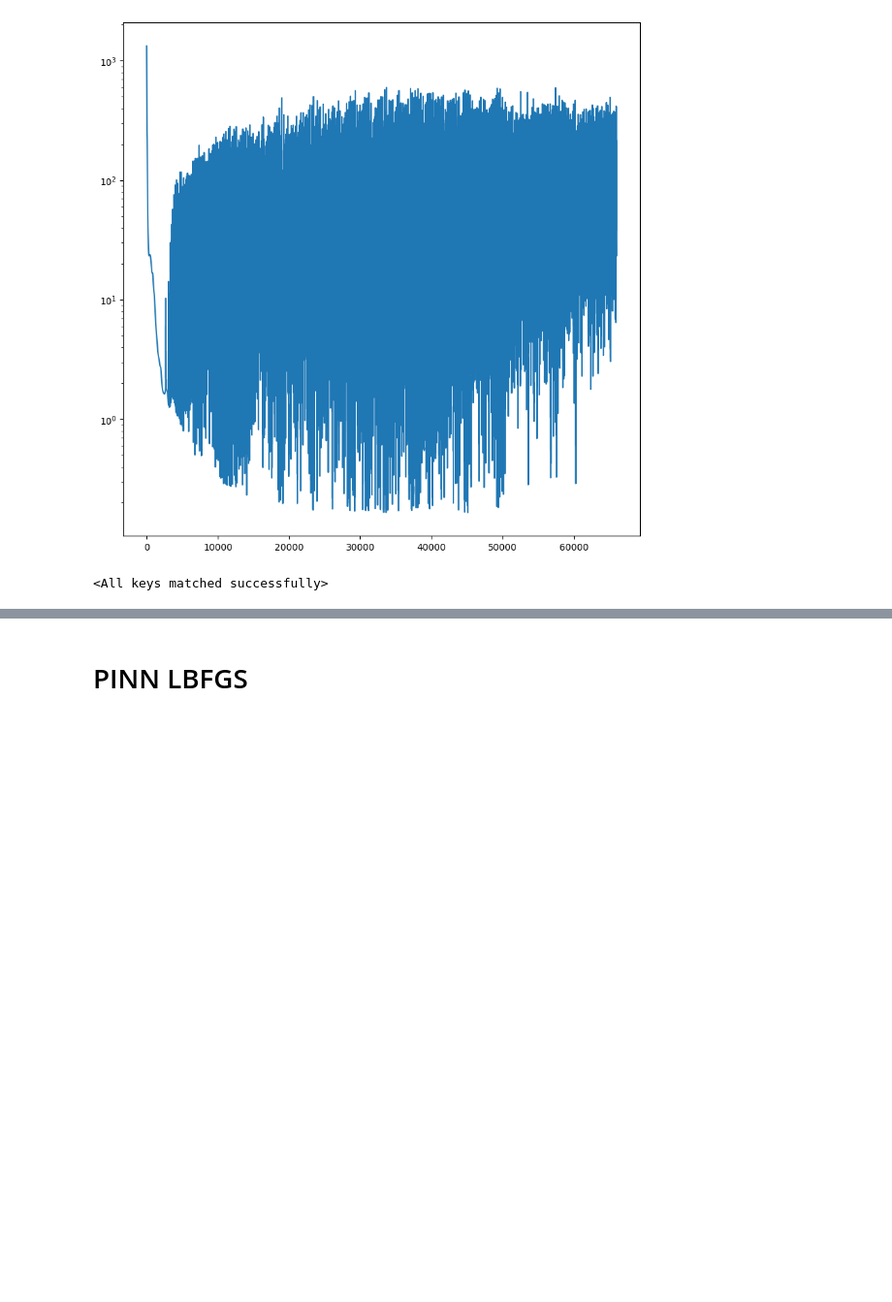
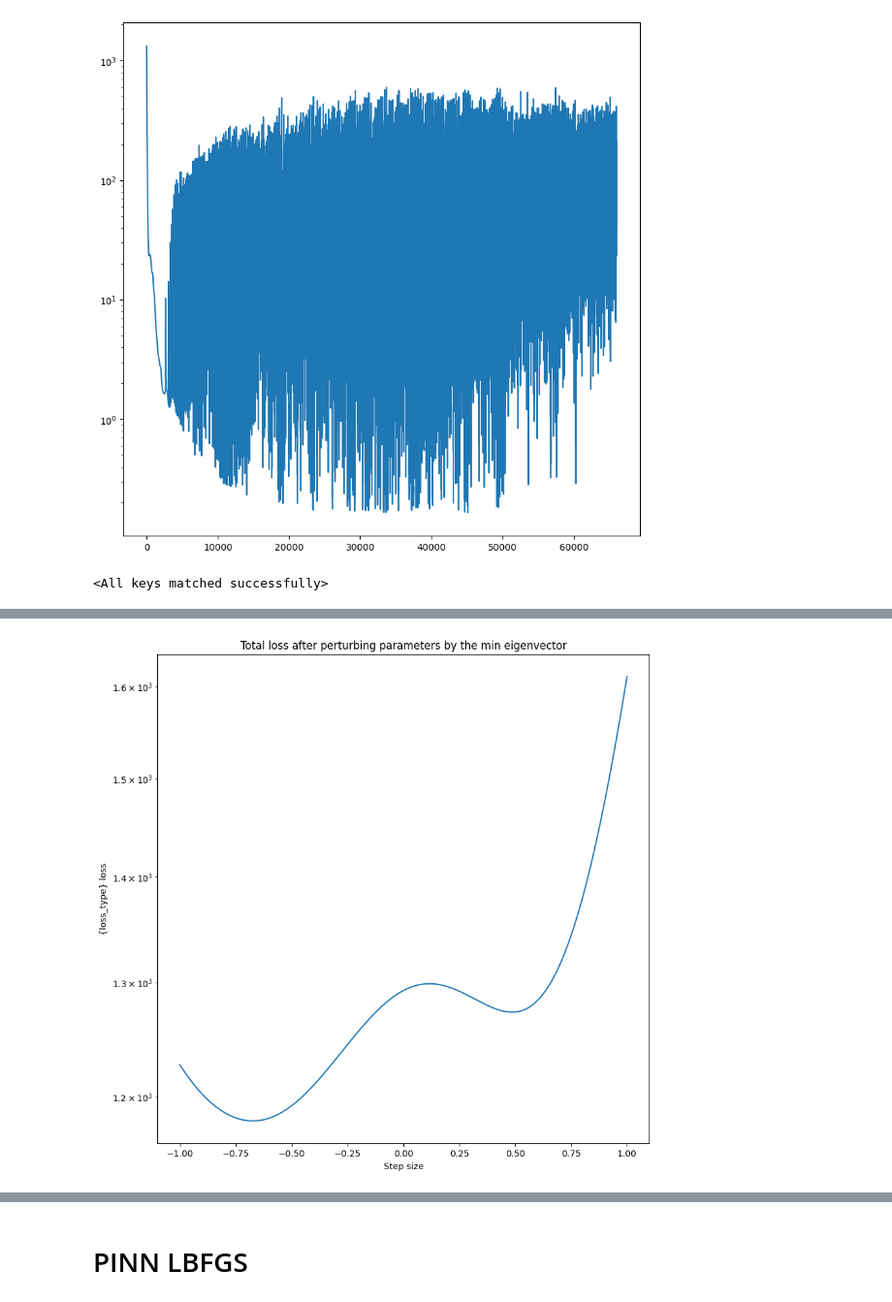
Before and after one commit to rahil1206/PDE-Project, a Jupyter notebook: Experiment.ipynb, the cells around one changed output, grey strips where cells are left out. Shown at 97% size. Drawn from its saved outputs; the diff is of its cells as text; code cells hidden in the pictures; blank space fills up the shorter version.

Commit message:
Hessian

```diff
--- a/Experiment.ipynb
+++ b/Experiment.ipynb
@@ -281,7 +281,7 @@ class PINN_wrapper(nn.Module):
         return boundary_output, X_i, interior_output
 
 
-def loss_int_dataloader(X, u):
+def loss_int_criterion(X, u):
     x, y, t = X[:, 0], X[:, 1], X[:, 2]
 
     du_dX = grad_getter(X, u)[0]
@@ -297,7 +297,7 @@ def loss_int_dataloader(X, u):
     Du = du_dxx + du_dyy - du_dt
     return torch.mean(Du**2)
 
-def loss_b_dataloader(u, bs):
+def loss_b_criterion(u, bs):
     return torch.mean((u - bs)**2)
 
 
@@ -309,19 +309,27 @@ def loss_b_dataloader(u, bs):
 
     #return loss
 
-def losses_dataloader(wrapper_outputs, targets):
+def losses_criterion(wrapper_outputs, targets):
     boundary_outputs, X_int, interior_outputs = wrapper_outputs
     boundary_targets = targets[targets[:, 0] > 0, 1]
 
-    loss_int = loss_int_dataloader(X_int, interior_outputs)
-    loss_b = loss_b_dataloader(boundary_outputs, boundary_targets)
+    loss_int = loss_int_criterion(X_int, interior_outputs)
+    loss_b = loss_b_criterion(boundary_outputs, boundary_targets)
     loss = loss_int + 100*loss_b
 
     return loss, loss_int, loss_b
 
-def loss_dataloader(wrapper_outputs, targets):
-    loss, _, _ = losses_dataloader(wrapper_outputs, targets)
+def loss_criterion(wrapper_outputs, targets):
+    loss, _, _ = losses_criterion(wrapper_outputs, targets)
     return loss
+
+def loss_boundary_criterion(wrapper_outputs, targets):
+    _, _, loss_b = losses_criterion(wrapper_outputs, targets)
+    return loss_b
+
+def loss_differential_data_criterion(wrapper_outputs, targets):
+    loss_int, _, _ = losses_criterion(wrapper_outputs, targets)
+    return loss_int
 # %%
 num_parameters = sum(p.numel() for p in net.parameters())
 num_eigenthings = num_parameters
@@ -330,8 +338,8 @@ num_eigenthings = num_parameters
 total = combined_data.shape[0]
 indices = np.random.choice(total, 10000, replace=False)
 # %%
-#hessian_comp = hessian(PINN_wrapper(net), loss_dataloader, data=(combined_data[:, :-1], combined_data[:, [0, -1]]), cuda=True)
-hessian_comp = hessian(PINN_wrapper(net), loss_dataloader, data=(combined_data[indices, :-1], combined_data[indices][:, [0, -1]]), cuda=True)
+#hessian_comp = hessian(PINN_wrapper(net), loss_criterion, data=(combined_data[:, :-1], combined_data[:, [0, -1]]), cuda=True)
+hessian_comp = hessian(PINN_wrapper(net), loss_criterion, data=(combined_data[indices, :-1], combined_data[indices][:, [0, -1]]), cuda=True)
 trace = np.mean(hessian_comp.trace())
 density_eigen, density_weight = hessian_comp.density()
 # %%
@@ -367,28 +379,30 @@ def perturb_params(net_orig, net_pert, pert_direction, pert_size):
         param_pert.data = param_orig.data + pert_size * param_pert_direction
 # %%
 net_copy = copy.deepcopy(net)
-alphas = torch.linspace(-1, 1, 101)
+alphas = torch.linspace(-1, 1, 101, device=device)
 losses_min_eig = []
 losses_max_eig = []
-b_losses_min_eig = []
-b_losses_max_eig = []
 for alpha in alphas:
     perturb_params(net, net_copy, min_eigenvec, alpha)
-    losses_min_eig.append(loss_dataloader(PINN_wrapper(net_copy)(combined_data[:, :-1]), combined_data[:, [0, -1]]).cpu().detach().numpy())
+    losses_min_eig.append([t.detach().cpu().numpy() for t in losses_criterion(PINN_wrapper(net_copy)(combined_data[:, :-1]), combined_data[:, [0, -1]])])
     perturb_params(net, net_copy, max_eigenvec, alpha)
-    losses_max_eig.append(loss_dataloader(PINN_wrapper(net_copy)(combined_data[:, :-1]), combined_data[:, [0, -1]]).cpu().detach().numpy())
+    losses_max_eig.append([t.detach().cpu().numpy() for t in losses_criterion(PINN_wrapper(net_copy)(combined_data[:, :-1]), combined_data[:, [0, -1]])])
 losses_min_eig = np.array(losses_min_eig)
 losses_max_eig = np.array(losses_max_eig)
+alphas = alphas.detach().cpu().numpy()
 # %%
-def plot_losses(losses_array, min_max, loss_type, scale):
+def plot_losses(steps, losses_array, min_max, loss_type, scale):
     plt.figure(figsize=(10, 10))
-    plt.plot(alphas, losses_array)
+    plt.plot(steps, losses_array)
     plt.title(f"{loss_type} loss after perturbing parameters by the {min_max} eigenvector")
     plt.xlabel("Step size")
     if scale == "log":
         plt.yscale("log")
     plt.ylabel("{loss_type} loss")
-    plt.show()
+    #plt.show()
+    plt.savefig(f"{loss_type}_loss_{min_max}_eig.png")
 # %%
-plot_losses(losses_min_eig[:, 0], "min", "Total", "log")
+plot_losses(alphas, losses_min_eig[:, 0], "min", "Total", "log")
+# %% [output]
+[figure, added]
 # %%
```
Also changed, not shown: parts of 16 cells of this notebook.
